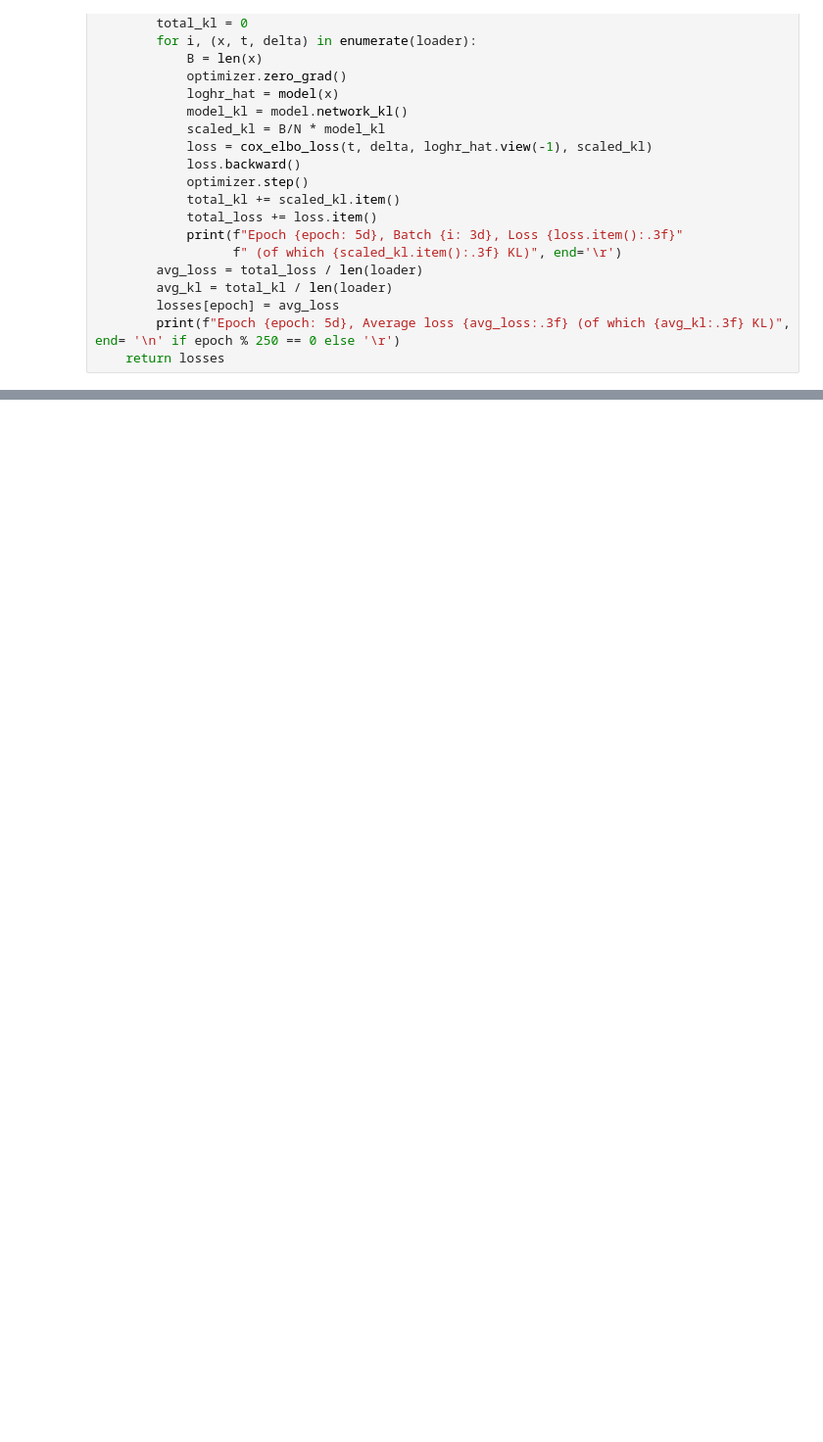
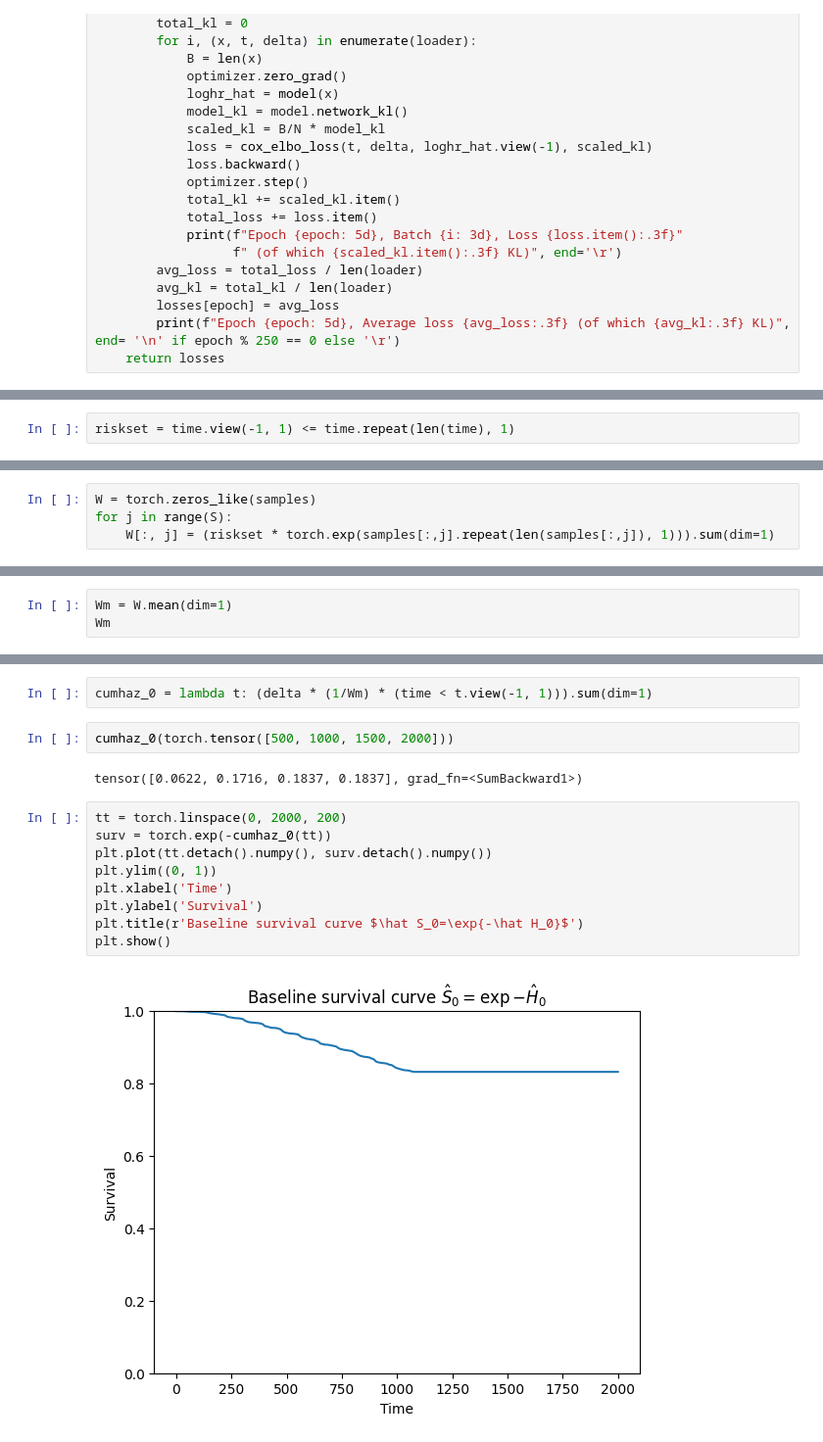
Before and after one commit to GioZd/Cox-BNN, a Jupyter notebook: cox-bnn.ipynb, the cells around one changed output, grey strips where cells are left out. Shown at 98% size. Saved outputs shown, nothing was run; the diff lists cells and outputs as text; blank space fills up the shorter version.

```diff
--- a/cox-bnn.ipynb
+++ b/cox-bnn.ipynb
@@ -521,0 +456,2 @@ tensor([-0.6444,  0.1578,  0.2289,  ..., -0.3880,  0.2341, -0.6989],
+# %%
+riskset = time.view(-1, 1) <= time.repeat(len(time), 1)
@@ -521,0 +474,4 @@ tensor([-0.6444,  0.1578,  0.2289,  ..., -0.3880,  0.2341, -0.6989],
+# %%
+W = torch.zeros_like(samples)
+for j in range(S):
+    W[:, j] = (riskset * torch.exp(samples[:,j].repeat(len(samples[:,j]), 1))).sum(dim=1)
@@ -521,0 +494,3 @@ tensor([-0.6444,  0.1578,  0.2289,  ..., -0.3880,  0.2341, -0.6989],
+# %%
+Wm = W.mean(dim=1)
+Wm
@@ -521,0 +507,17 @@ tensor([-0.6444,  0.1578,  0.2289,  ..., -0.3880,  0.2341, -0.6989],
+# %%
+cumhaz_0 = lambda t: (delta * (1/Wm) * (time < t.view(-1, 1))).sum(dim=1)
+# %%
+cumhaz_0(torch.tensor([500, 1000, 1500, 2000]))
+# %% [output]
+tensor([0.0622, 0.1716, 0.1837, 0.1837], grad_fn=<SumBackward1>)
+# %%
+tt = torch.linspace(0, 2000, 200)
+surv = torch.exp(-cumhaz_0(tt))
+plt.plot(tt.detach().numpy(), surv.detach().numpy())
+plt.ylim((0, 1))
+plt.xlabel('Time')
+plt.ylabel('Survival')
+plt.title(r'Baseline survival curve $\hat S_0=\exp{-\hat H_0}$')
+plt.show()
+# %% [output]
+[figure, added]
```
Also changed, not shown: parts of 26 cells of this notebook, 6 other files.
